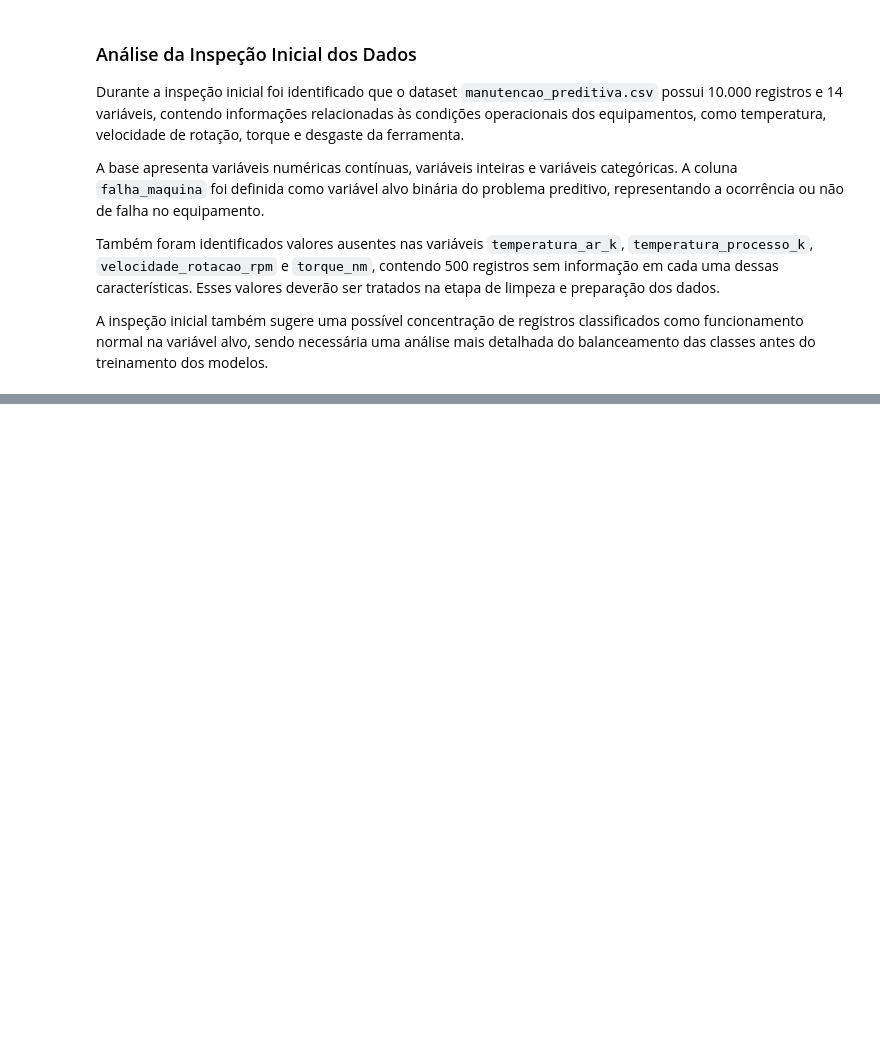
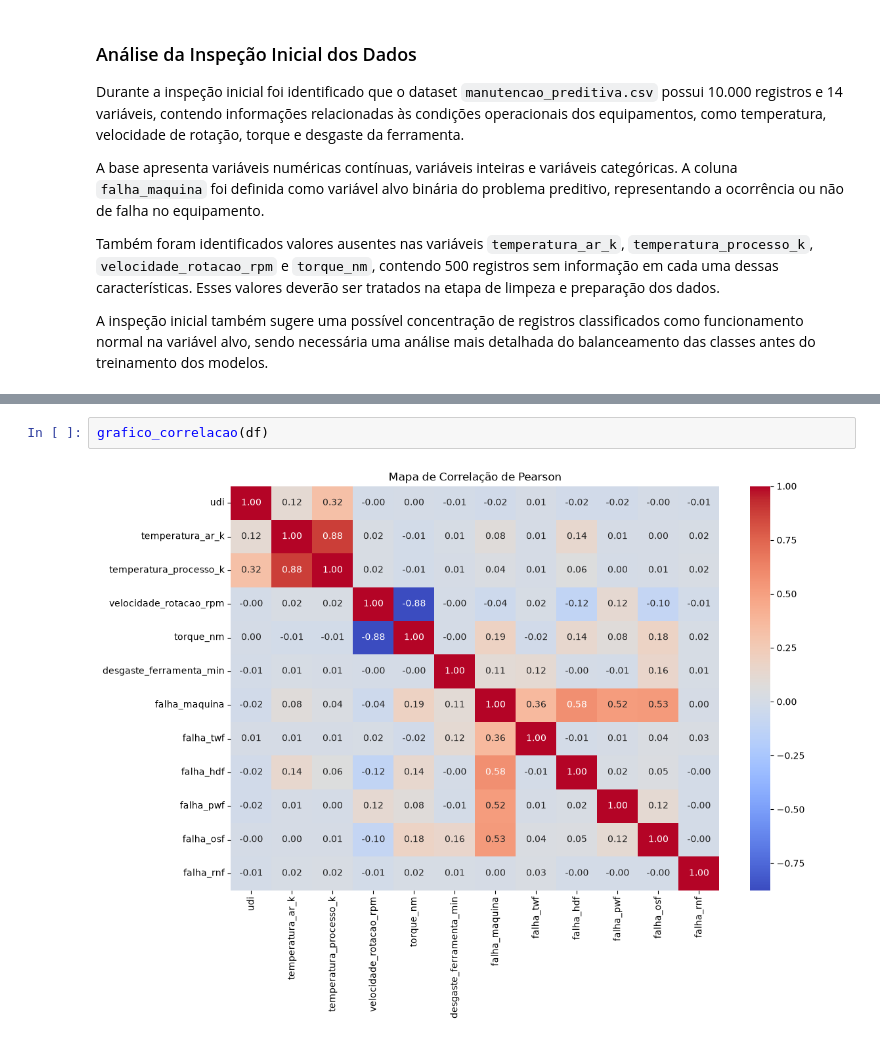
Before and after one commit to Franciane-sl/Predictive_maintenance, a Jupyter notebook: notebooks/pipeline_manutencao_preventiva.ipynb, the cells around one changed output, grey strips where cells are left out. Cells and saved outputs as stored; diff of their text form; blank space fills up the shorter version.

```diff
--- a/notebooks/pipeline_manutencao_preventiva.ipynb
+++ b/notebooks/pipeline_manutencao_preventiva.ipynb
@@ -61,0 +87,4 @@ A inspeção inicial também sugere uma possível concentração de registros cl
+# %%
+grafico_correlacao(df)
+# %% [output]
+[figure, added]
```
Also changed, not shown: parts of 7 cells of this notebook.
